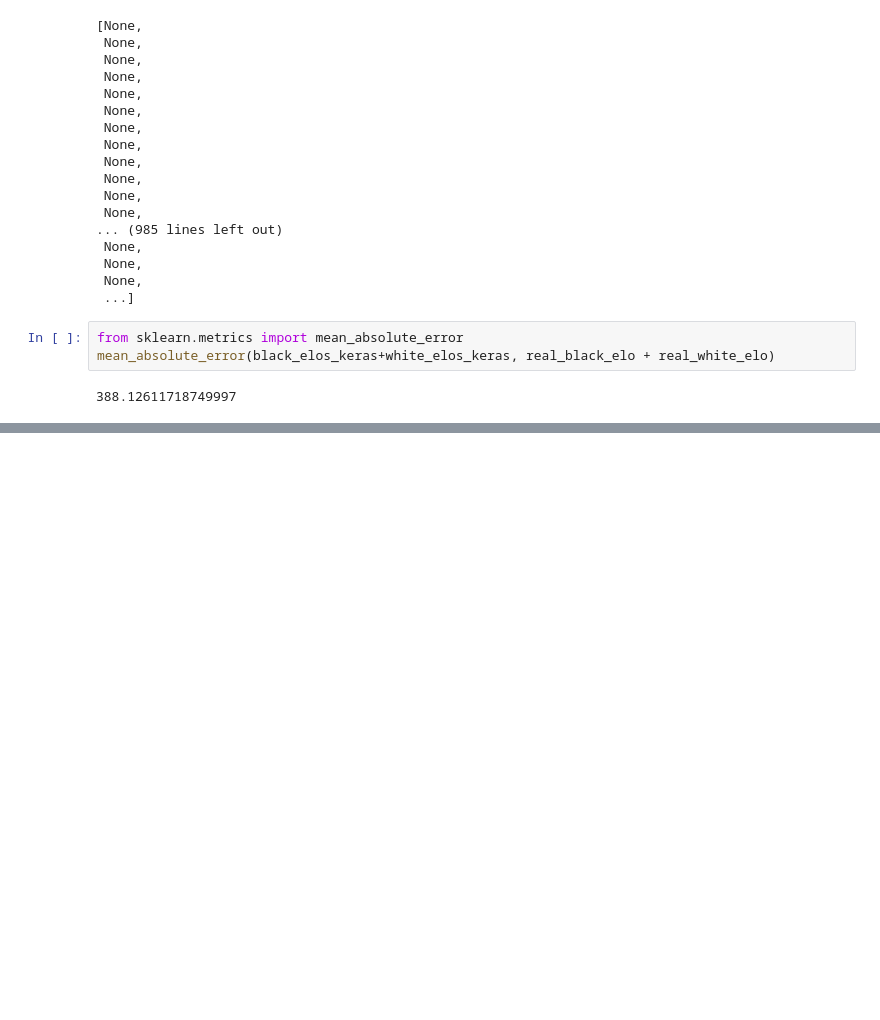
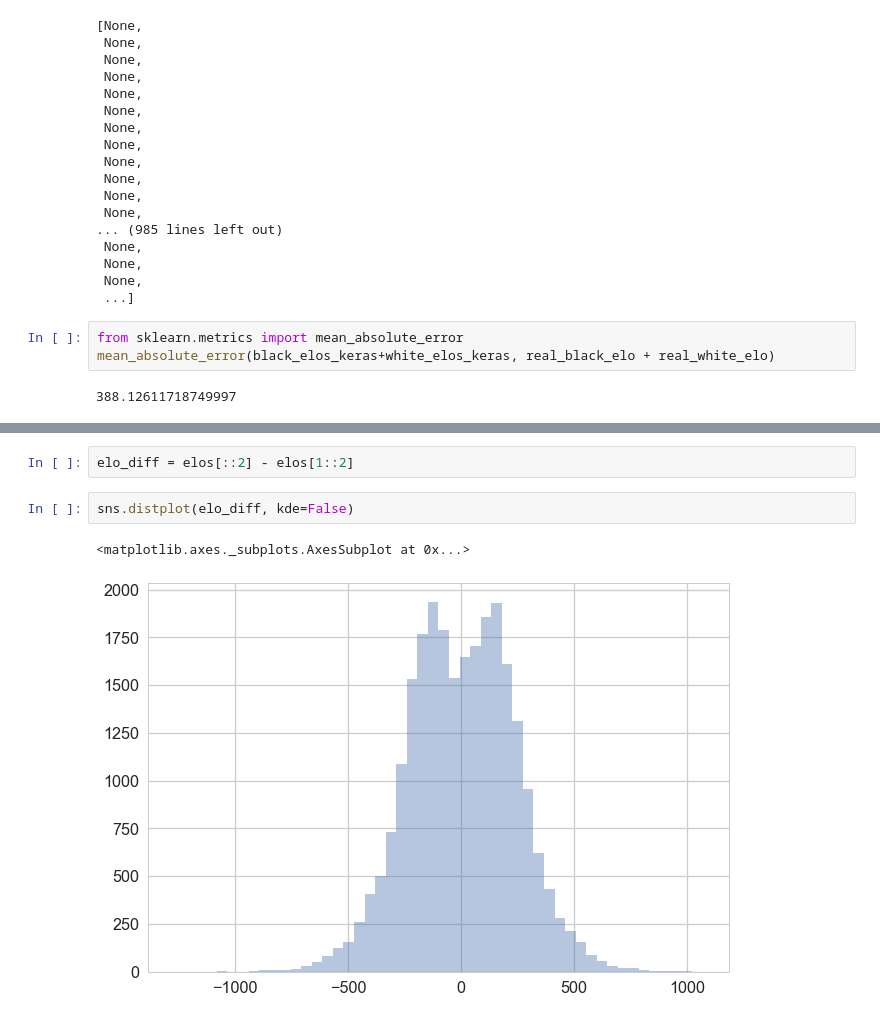
Before and after one commit to Curiousss/ChessKaggle, a Jupyter notebook: FindingElo.ipynb, the cells around one changed output, grey strips where cells are left out. Cells and saved outputs as stored; diff of their text form; blank space fills up the shorter version.

```diff
--- a/FindingElo.ipynb
+++ b/FindingElo.ipynb
@@ -495,0 +534,7 @@ mean_absolute_error(black_elos_keras+white_elos_keras, real_black_elo + real_whi
+# %%
+elo_diff = elos[::2] - elos[1::2]
+# %%
+sns.distplot(elo_diff, kde=False)
+# %% [output]
+<matplotlib.axes._subplots.AxesSubplot at 0x...>
+[figure, added]
```
Also changed, not shown: parts of 13 cells of this notebook.
